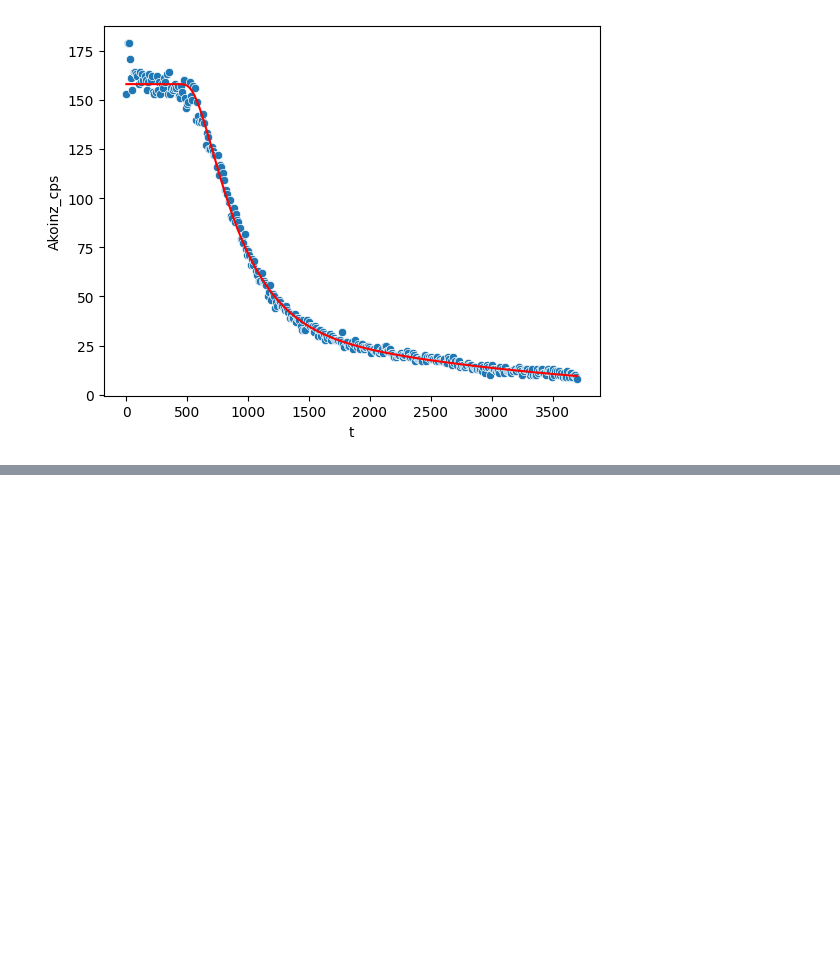
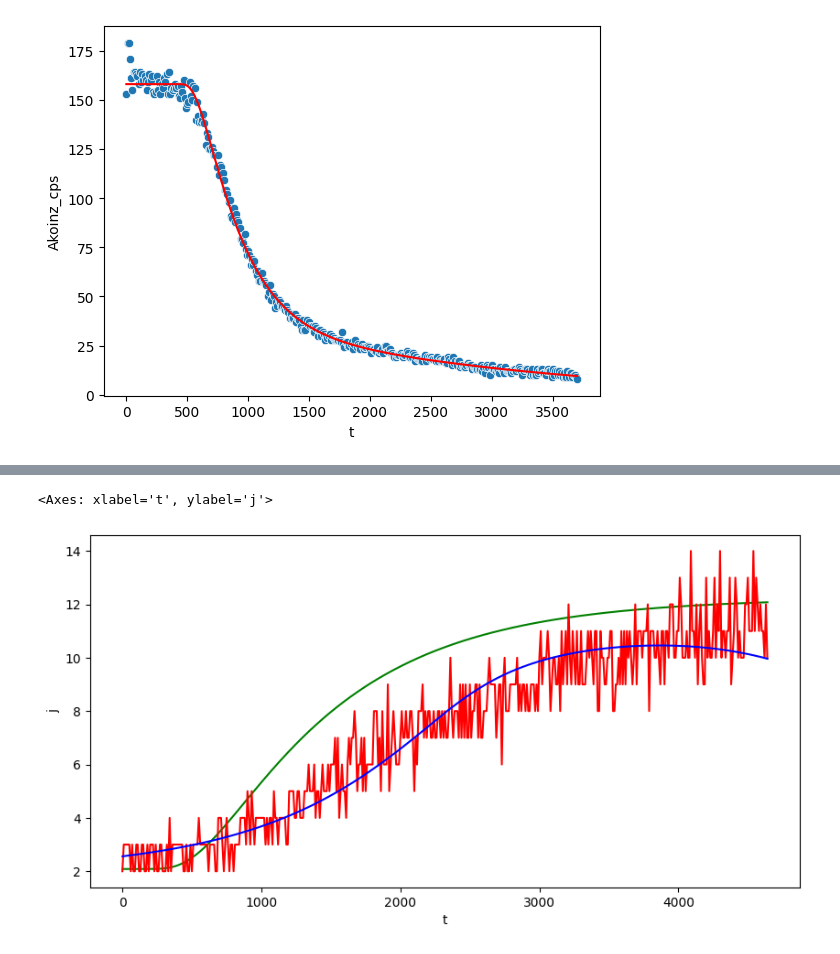
Before and after one commit to nebuus/ITER, a Jupyter notebook: Permeation.ipynb, the cells around one changed output, grey strips where cells are left out. Drawn from its saved outputs; the diff is of its cells as text; code cells hidden in the pictures; blank space fills up the shorter version.

```diff
--- a/Permeation.ipynb
+++ b/Permeation.ipynb
@@ -291,0 +308,8 @@ sns.lineplot(x=TEM1_1up['t'], y=TEM1_1up['Conv'], color="red", ax=axs[2])
+# %%
+fig, axs = plt.subplots(ncols=1, figsize=(10,5))
+sns.lineplot(x=TEM1_1up['t'], y=TEM1_1up['j'], color="green")
+sns.lineplot(x=TEM2_1up['t'], y=TEM2_1up['Akoinz_cps'], color="red")
+sns.lineplot(x=TEM1_1up['t'], y=TEM1_1up['Conv'], color="blue")
+# %% [output]
+<Axes: xlabel='t', ylabel='j'>
+[figure, added]
```
Also changed, not shown: parts of 14 cells of this notebook.
